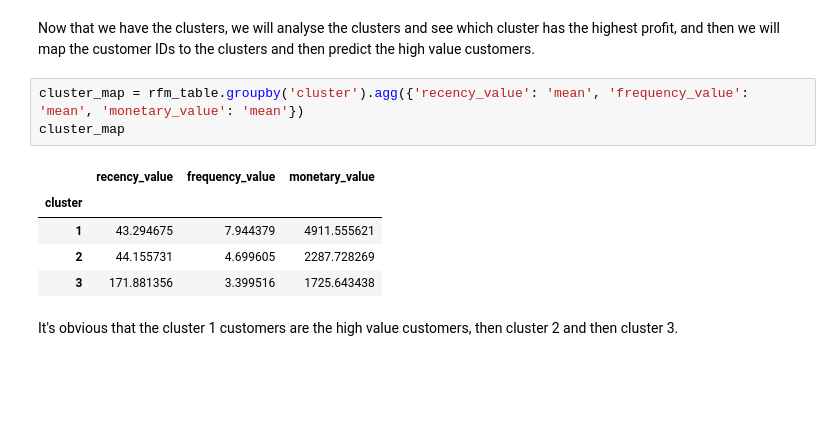
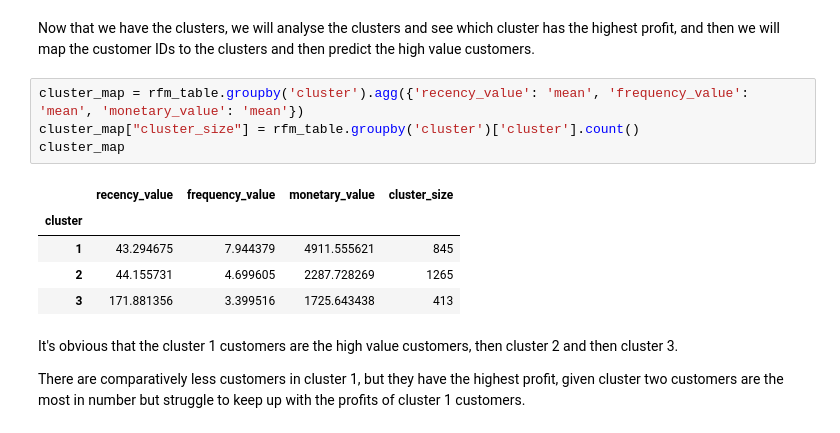
Before and after one commit to notcostheta/internship-speedrun, a Jupyter notebook: kpmg/task2.ipynb, the cells around one changed output. Saved outputs shown, nothing was run; the diff lists cells and outputs as text; blank space fills up the shorter version.

```diff
--- a/kpmg/task2.ipynb
+++ b/kpmg/task2.ipynb
@@ -447,15 +447,18 @@ rfm_table
 Now that we have the clusters, we will analyse the clusters and see which cluster has the highest profit, and then we will map the customer IDs to the clusters and then predict the high value customers.
 # %%
 cluster_map = rfm_table.groupby('cluster').agg({'recency_value': 'mean', 'frequency_value': 'mean', 'monetary_value': 'mean'})
+cluster_map["cluster_size"] = rfm_table.groupby('cluster')['cluster'].count()
 cluster_map
 # %% [output]
-|  | recency_value | frequency_value | monetary_value |
-| cluster |  |  |  |
-| 1 | 43.294675 | 7.944379 | 4911.555621 |
-| 2 | 44.155731 | 4.699605 | 2287.728269 |
-| 3 | 171.881356 | 3.399516 | 1725.643438 |
+|  | recency_value | frequency_value | monetary_value | cluster_size |
+| cluster |  |  |  |  |
+| 1 | 43.294675 | 7.944379 | 4911.555621 | 845 |
+| 2 | 44.155731 | 4.699605 | 2287.728269 | 1265 |
+| 3 | 171.881356 | 3.399516 | 1725.643438 | 413 |
 # %% [markdown]
 It's obvious that the cluster 1 customers are the high value customers, then cluster 2 and then cluster 3.
+
+There are comparatively less customers in cluster 1, but they have the highest profit, given cluster two customers are the most in number but struggle to keep up with the profits of cluster 1 customers.
 # %%
 import plotly.express as px
 
```
Also changed, not shown: parts of 6 cells of this notebook, 1 other file.
